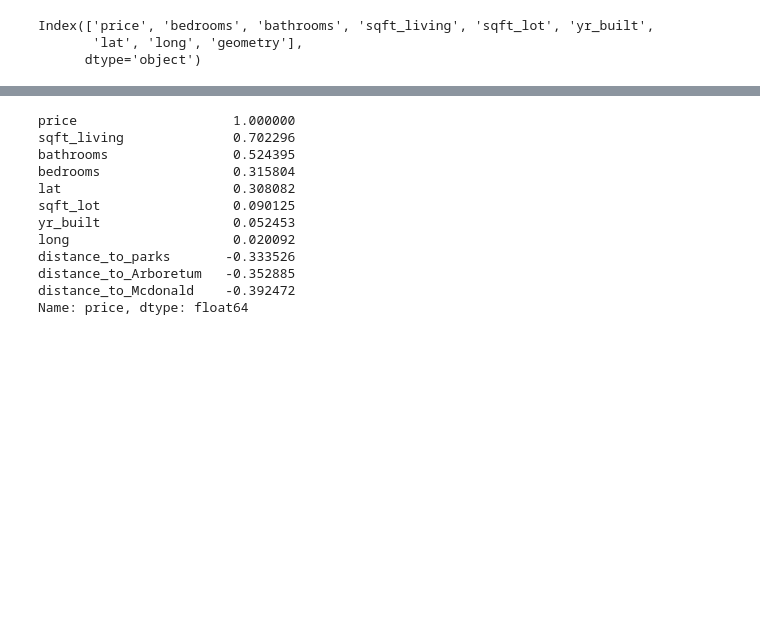
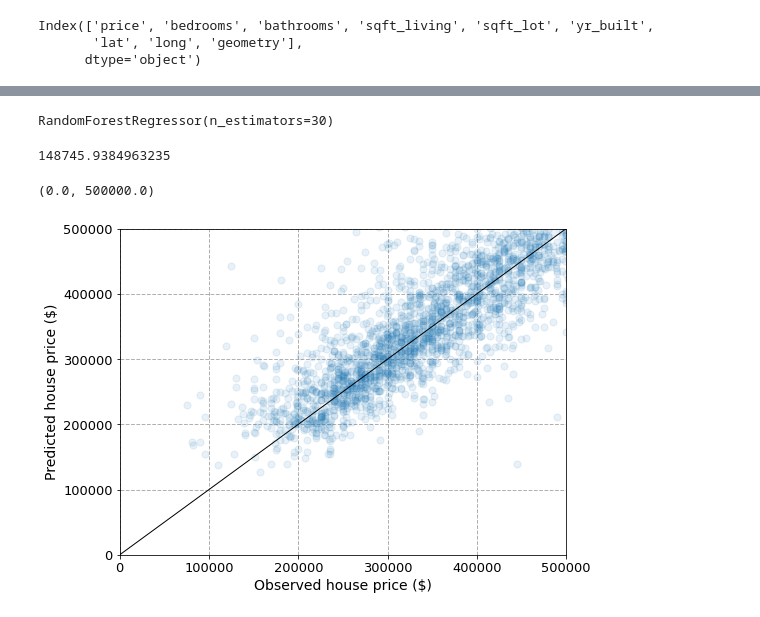
Before and after one commit to morganscafidi/geospatial-data-science, a Jupyter notebook: labs/lab5/lab5_submission.ipynb, the cells around one changed output, grey strips where cells are left out. Cells and saved outputs as stored; diff of their text form; code cells hidden in the pictures; blank space fills up the shorter version.

```diff
--- a/labs/lab5/lab5_submission.ipynb
+++ b/labs/lab5/lab5_submission.ipynb
@@ -185,19 +174,0 @@ Name: price, dtype: float64
-# %%
-# Compute correlation matrix
-corr_matrix = gdf_utm.corr()
-
-# Display just house value correlations
-corr_matrix["price"].sort_values(ascending= False)
-# %% [output]
-price                    1.000000
-sqft_living              0.702296
-bathrooms                0.524395
-bedrooms                 0.315804
-lat                      0.308082
-sqft_lot                 0.090125
-yr_built                 0.052453
-long                     0.020092
-distance_to_parks       -0.333526
-distance_to_Arboretum   -0.352885
-distance_to_Mcdonald    -0.392472
-Name: price, dtype: float64
@@ -203,0 +181,47 @@ Name: price, dtype: float64
+# %%
+# Define feature list
+feature_list =  ['sqft_living', 'bathrooms',
+                 'bedrooms', 'lat', 'sqft_lot', 'yr_built', 'sqftperroom', 'distance_to_coast', 'long', 'distance_to_parks','distance_to_Arboretum']
+
+# Define features and labels
+X = gdf_utm[feature_list]
+y = gdf_utm['price']
+
+# Standarize data
+scaler = StandardScaler()
+X_scaled = scaler.fit_transform(X)
+# %%
+# Split data
+X_train, X_test, y_train, y_test = train_test_split(X_scaled, y, test_size=0.2, random_state=42)
+# %%
+# Define model
+forest_reg = RandomForestRegressor(n_estimators = 30)
+
+# Fit model
+forest_reg.fit(X_train, y_train)
+# %% [output]
+RandomForestRegressor(n_estimators=30)
+# %%
+# Predict test labels predictions
+predictions = forest_reg.predict(X_test)
+
+# Compute mean-squared-error
+final_mse = mean_squared_error(y_test , predictions)
+final_rmse = np.sqrt(final_mse)
+final_rmse
+# %% [output]
+148745.9384963235
+# %%
+# Plot
+fig, ax = plt.subplots(figsize=(8, 6))
+ax.scatter(y_test, predictions, alpha=0.1, s=50, zorder=2)
+ax.plot([0,500000], [0, 500000], color='k', lw=1, zorder=3)
+ax.set_ylabel('Predicted house price ($)', fontsize=14)
+ax.set_xlabel('Observed house price ($)', fontsize=14)
+ax.tick_params(axis='both', which='major', labelsize=13)
+ax.grid(ls='dashed', lw=1, zorder=1)
+ax.set_ylim(0,500000)
+ax.set_xlim(0,500000)
+# %% [output]
+(0.0, 500000.0)
+[figure, added]
```
Also changed, not shown: parts of 9 cells of this notebook, 18 other files.
